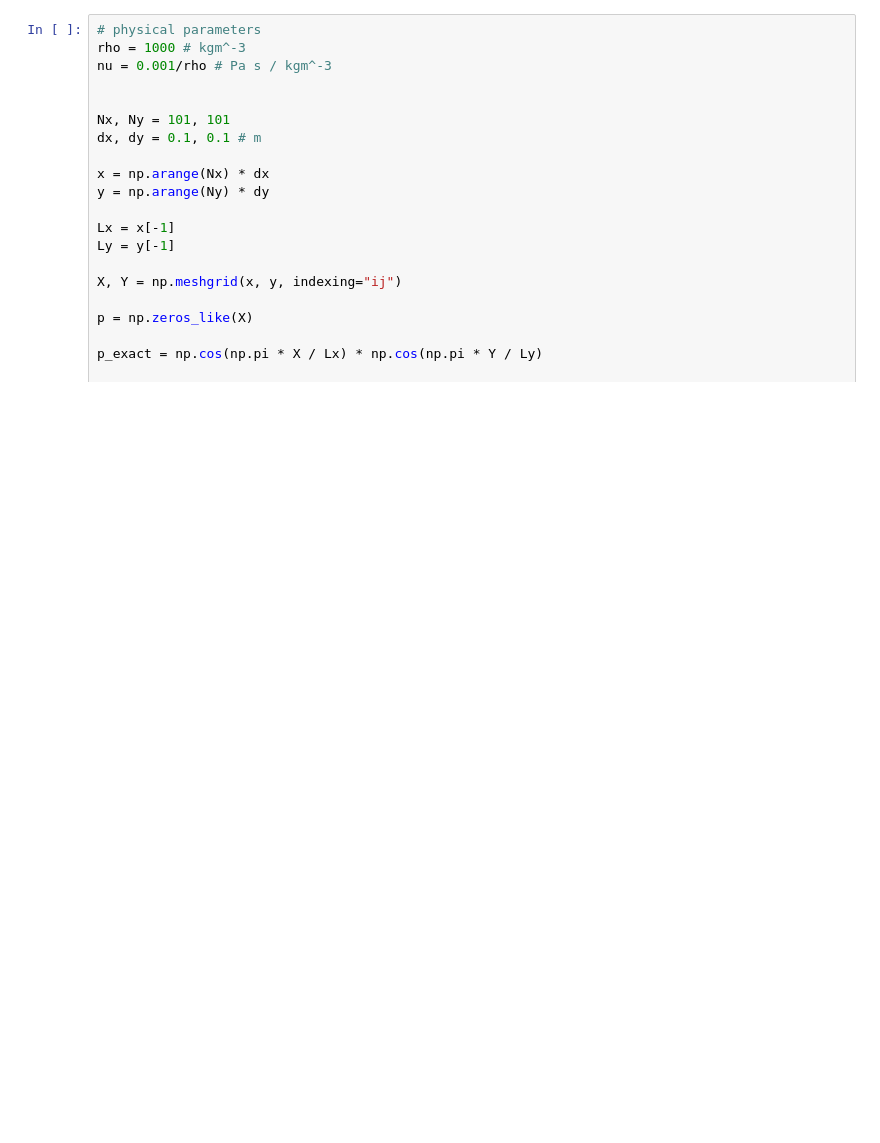
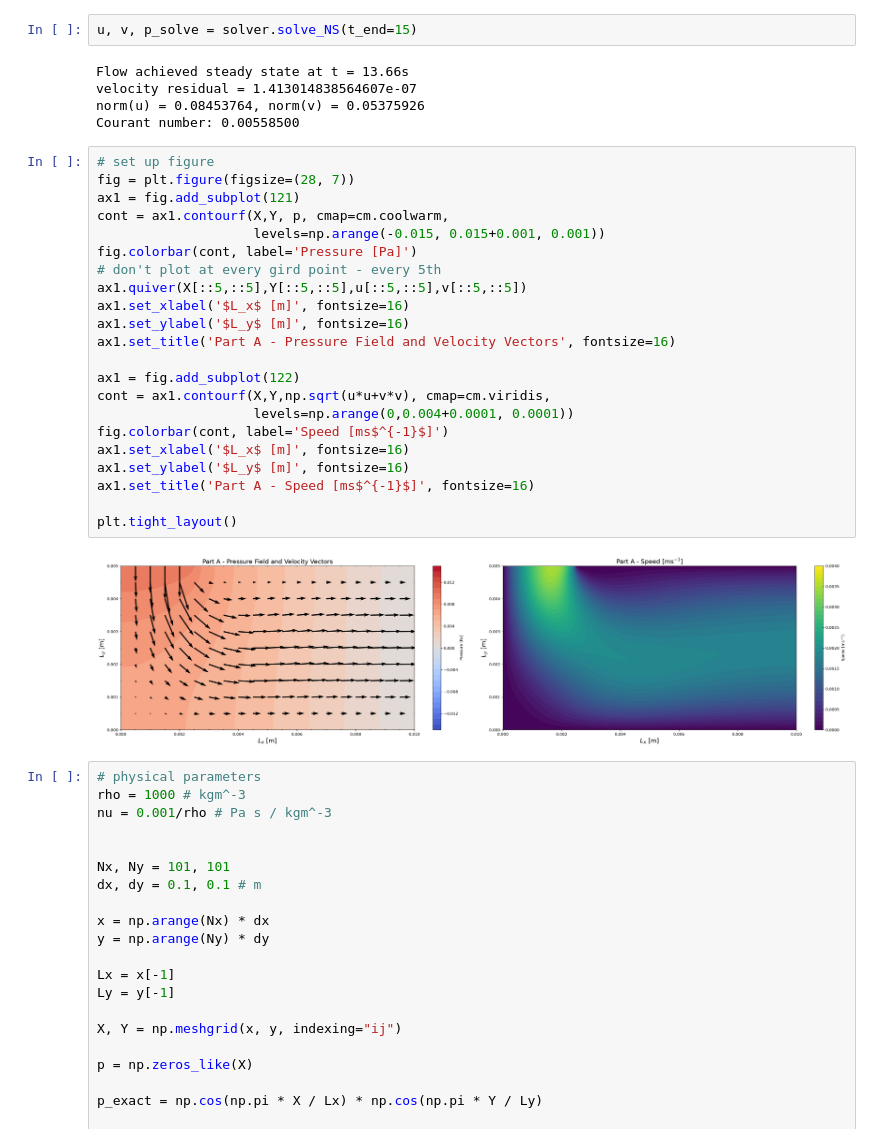
Before and after one commit to mfrans1/VloeiStof, a Jupyter notebook: examples/showcase.ipynb, the cells around one changed output. Drawn from its saved outputs; the diff is of its cells as text; blank space fills up the shorter version.

```diff
--- a/examples/showcase.ipynb
+++ b/examples/showcase.ipynb
@@ -44,3 +61,34 @@ plt.imshow(boundary_mesh, origin="lower", extent=[x[0], x[-1], y[0], y[-1]], asp
+# %%
+u, v, p_solve = solver.solve_NS(t_end=15)
+# %% [output]
+Flow achieved steady state at t = 13.66s
+velocity residual = 1.413014838564607e-07
+norm(u) = 0.08453764, norm(v) = 0.05375926
+Courant number: 0.00558500
+# %%
+# set up figure
+fig = plt.figure(figsize=(28, 7))
+ax1 = fig.add_subplot(121)
+cont = ax1.contourf(X,Y, p, cmap=cm.coolwarm,
+                    levels=np.arange(-0.015, 0.015+0.001, 0.001))
+fig.colorbar(cont, label='Pressure [Pa]')
+# don't plot at every gird point - every 5th
+ax1.quiver(X[::5,::5],Y[::5,::5],u[::5,::5],v[::5,::5])
+ax1.set_xlabel('$L_x$ [m]', fontsize=16)
+ax1.set_ylabel('$L_y$ [m]', fontsize=16)
+ax1.set_title('Part A - Pressure Field and Velocity Vectors', fontsize=16)
+
+ax1 = fig.add_subplot(122)
+cont = ax1.contourf(X,Y,np.sqrt(u*u+v*v), cmap=cm.viridis,
+                    levels=np.arange(0,0.004+0.0001, 0.0001))
+fig.colorbar(cont, label='Speed [ms$^{-1}$]')
+ax1.set_xlabel('$L_x$ [m]', fontsize=16)
+ax1.set_ylabel('$L_y$ [m]', fontsize=16)
+ax1.set_title('Part A - Speed [ms$^{-1}$]', fontsize=16)
+
+plt.tight_layout()
+# %% [output]
+[figure, added]
 # %%
 # physical parameters
 rho = 1000 # kgm^-3
```
Also changed, not shown: parts of 3 cells of this notebook, 1 other file.
